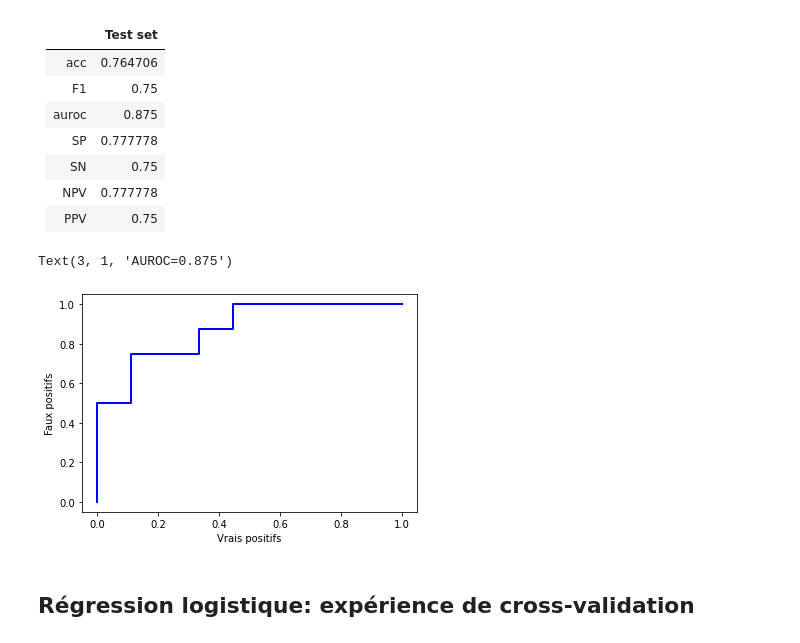
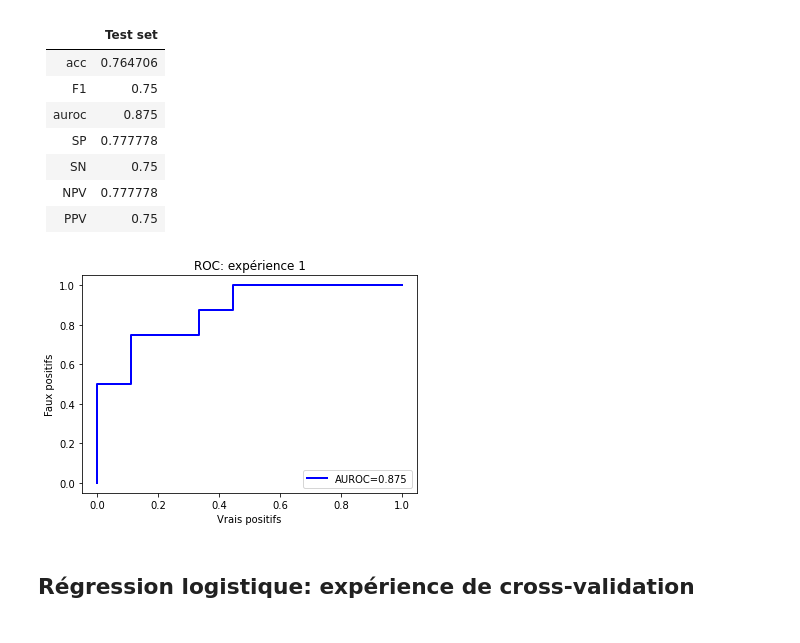
Before and after one commit to pascalcharp/trou_maculaire, a Jupyter notebook: experiences_regression_logistique.ipynb, the cells around one changed output. Cells and saved outputs as stored; diff of their text form; code cells hidden in the pictures.

```diff
--- a/experiences_regression_logistique.ipynb
+++ b/experiences_regression_logistique.ipynb
@@ -531,12 +531,13 @@ display(Markdown(stats_exp_1.to_markdown()))
 # %%
 plt.figure()
 plt.plot(fpr_exp1, tpr_exp1, color="blue", lw=2, label=f"AUROC={stats_exp_1['auroc']}")
 plt.xlabel("Vrais positifs")
 plt.ylabel("Faux positifs")
-plt.annotate(f"AUROC={stats_exp_1['auroc']}", xy=(3,1))
+plt.title("ROC: expérience 1")
+plt.legend(loc="lower right")
+plt.show()
 # %% [output]
-Text(3, 1, 'AUROC=0.875')
-[figure, old version]
+[figure, new version]
 # %% [markdown]
 ## Régression logistique: expérience de cross-validation
 # %%
```
Also changed, not shown: parts of 8 cells of this notebook.
